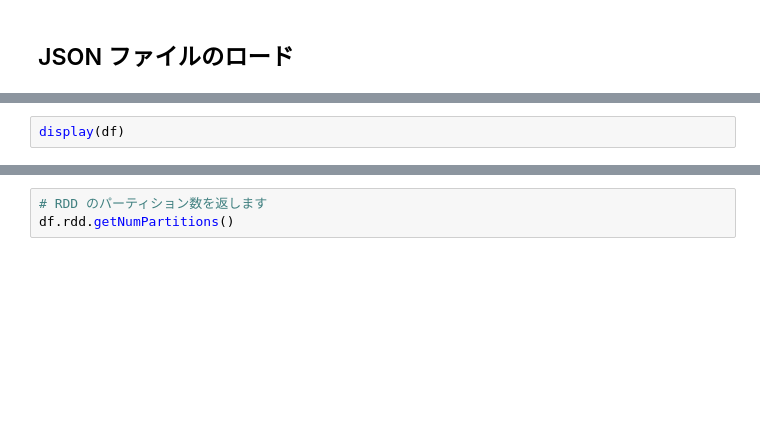
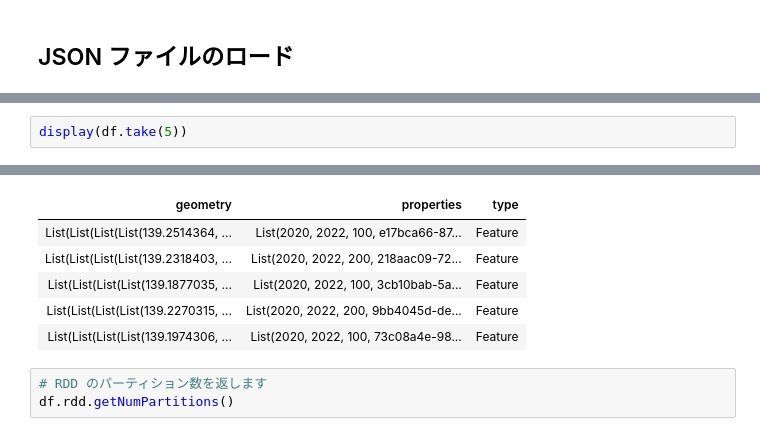
Before and after one commit to nohanaga/databricks-geotools, a Jupyter notebook: Geo_Exercise2_Vector_Processing.ipynb, the cells around one changed output, grey strips where cells are left out. Drawn from its saved outputs; the diff is of its cells as text; blank space fills up the shorter version.

```diff
--- a/Geo_Exercise2_Vector_Processing.ipynb
+++ b/Geo_Exercise2_Vector_Processing.ipynb
@@ -19,3 +24,3 @@ df = spark.read.json("/mnt/testblob2/geojson/merged_nd.geojsonl.json")
 # %%
-display(df)
+display(df.take(5))
 # %% [output]
@@ -23,3 +27,9 @@ display(df)
+| geometry | properties | type |
+| List(List(List(List(139.2514364, ... | List(2020, 2022, 100, e17bca66-87... | Feature |
+| List(List(List(List(139.2318403, ... | List(2020, 2022, 200, 218aac09-72... | Feature |
+| List(List(List(List(139.1877035, ... | List(2020, 2022, 100, 3cb10bab-5a... | Feature |
+| List(List(List(List(139.2270315, ... | List(2020, 2022, 200, 9bb4045d-de... | Feature |
+| List(List(List(List(139.1974306, ... | List(2020, 2022, 100, 73c08a4e-98... | Feature |
 # %%
 # RDD のパーティション数を返します
 df.rdd.getNumPartitions()
```
Also changed, not shown: parts of 8 cells of this notebook.
